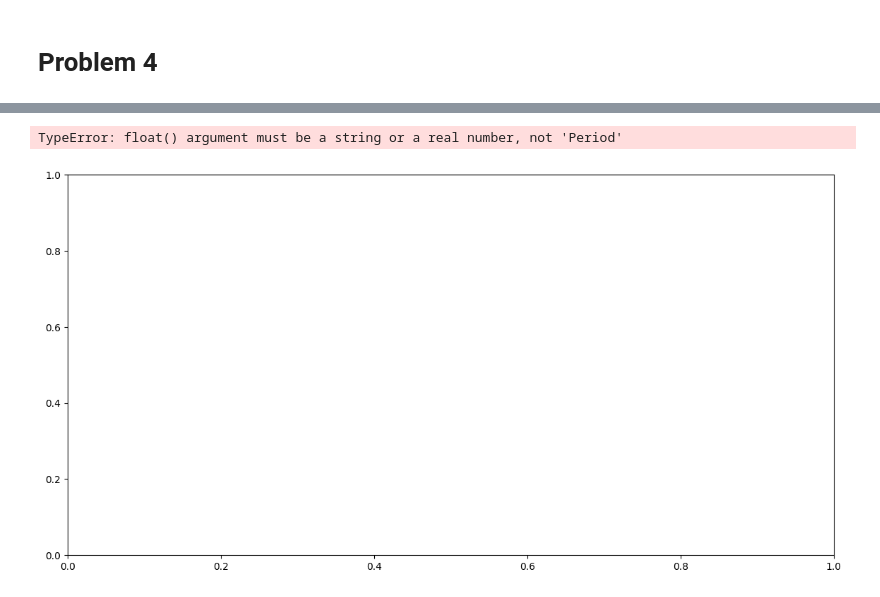
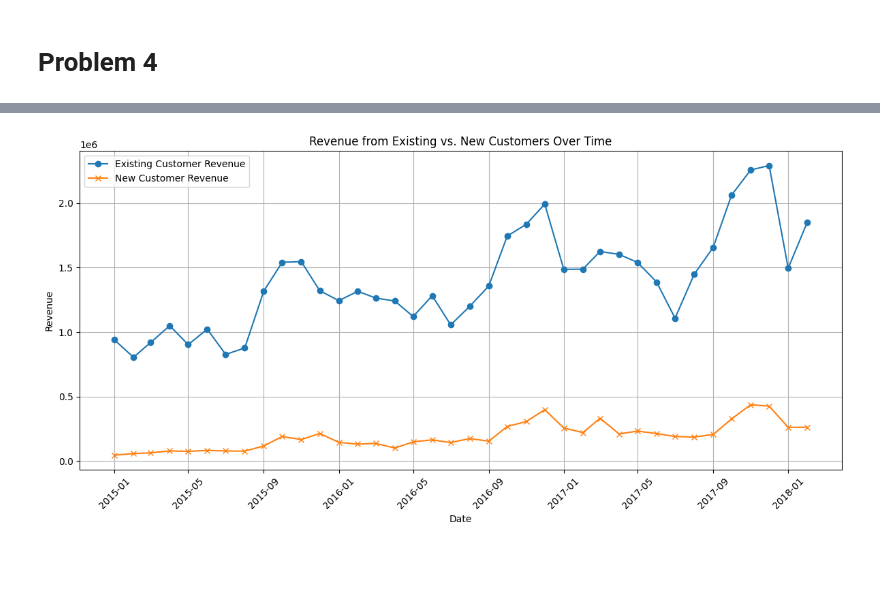
Before and after one commit to quantwav/lab3, a Jupyter notebook: Indigo_Lab3_q1_q2_q3_q4.ipynb, the cells around one changed output, grey strips where cells are left out. Saved outputs shown, nothing was run; the diff lists cells and outputs as text; code cells hidden in the pictures; blank space fills up the shorter version.

```diff
--- a/Indigo_Lab3_q1_q2_q3_q4.ipynb
+++ b/Indigo_Lab3_q1_q2_q3_q4.ipynb
@@ -329,35 +329,16 @@ transaction_date
 2018-01            1496112  261235   0.851347  0.148653
 2018-02            1852181  262348   0.875931  0.124069
 # %%
-import matplotlib.pyplot as plt
-
-# 假设 monthly_revenue 是您的 DataFrame
-# 并且它已经包含了正确的时间序列索引
-
-# 绘制时间序列图
-plt.figure(figsize=(14, 7))  # 设置图表大小
-
-# 绘制现有客户的收入占比
-plt.plot(monthly_revenue.index, monthly_revenue['Existing%'], label='Existing Customer Revenue %', marker='o')
-
-# 绘制新客户的收入占比
-plt.plot(monthly_revenue.index, monthly_revenue['New%'], label='New Customer Revenue %', marker='x')
-
-# 添加图表标题和坐标轴标签
-plt.title('Monthly Revenue Percentage by Customer Type')
+plt.figure(figsize=(12, 6))
+plt.plot(monthly_revenue.index, monthly_revenue['Existing'], label='Existing Customer Revenue', marker='o')
+plt.plot(monthly_revenue.index, monthly_revenue['New'], label='New Customer Revenue', marker='x')
+plt.title('Revenue from Existing vs. New Customers Over Time')
 plt.xlabel('Date')
-plt.ylabel('Revenue Percentage')
-
-# 显示图例
+plt.ylabel('Revenue')
 plt.legend()
-
-# 美化图表
 plt.grid(True)
-plt.xticks(rotation=45)  # 旋转x轴标签，提高可读性
-plt.tight_layout()  # 自动调整子图参数，填充整个图形区域
-
-# 显示图表
+plt.xticks(rotation=45)
+plt.tight_layout()
 plt.show()
 # %% [output]
-TypeError: float() argument must be a string or a real number, not 'Period'
-[figure, old version]
+[figure, new version]
```
Also changed, not shown: parts of 3 cells of this notebook.
